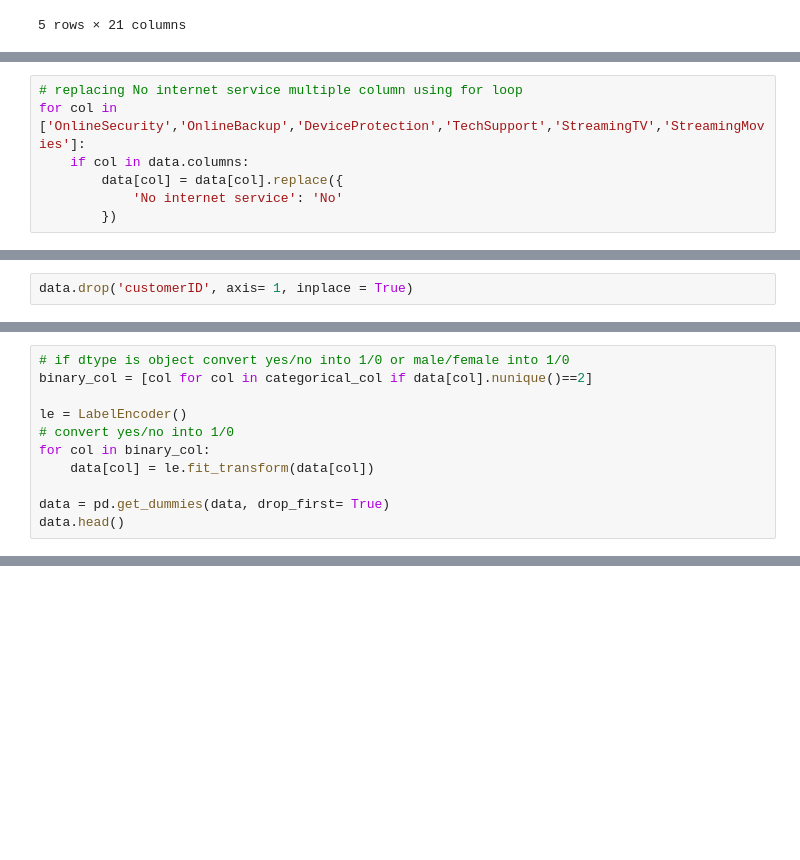
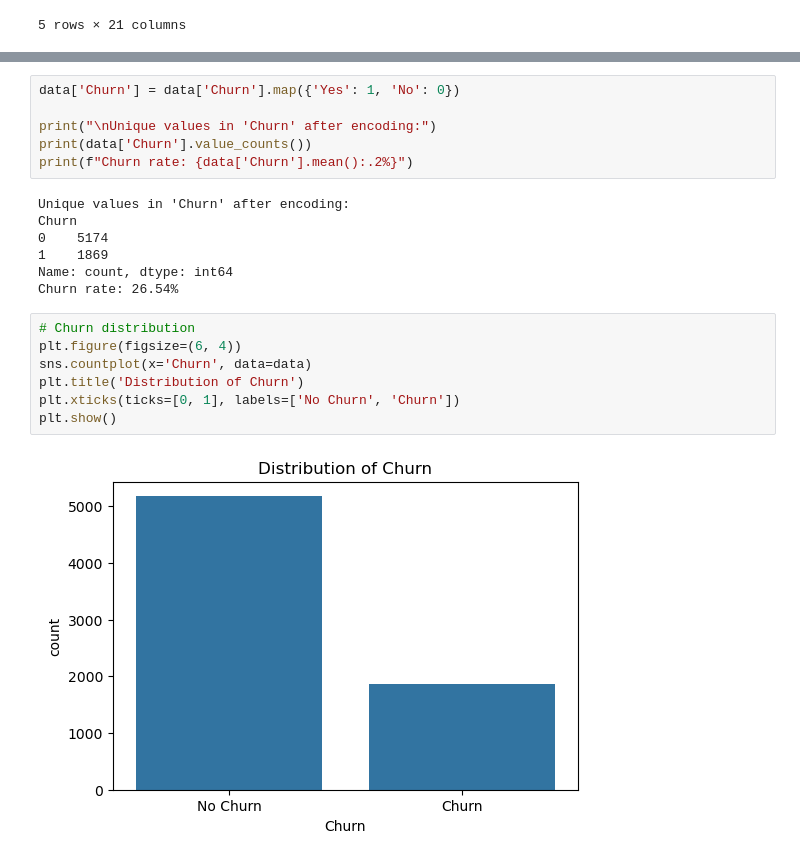
Before and after one commit to rehandbit/Data-Science, a Jupyter notebook: MLE/PracticeWithKaggleDataSet.ipynb, the cells around one changed output, grey strips where cells are left out. Cells and saved outputs as stored; diff of their text form; blank space fills up the shorter version.

```diff
--- a/MLE/PracticeWithKaggleDataSet.ipynb
+++ b/MLE/PracticeWithKaggleDataSet.ipynb
@@ -177,7 +44,0 @@ data.head(20)
-# %%
-# replacing No internet service multiple column using for loop
-for col in ['OnlineSecurity','OnlineBackup','DeviceProtection','TechSupport','StreamingTV','StreamingMovies']:
-    if col in data.columns:
-        data[col] = data[col].replace({
-            'No internet service': 'No'
-        })
@@ -226,2 +44,0 @@ plt.show()
-# %%
-data.drop('customerID', axis= 1, inplace = True)
@@ -255,11 +44,0 @@ from sklearn.preprocessing import LabelEncoder
-# %%
-# if dtype is object convert yes/no into 1/0 or male/female into 1/0
-binary_col = [col for col in categorical_col if data[col].nunique()==2]
-
-le = LabelEncoder()
-# convert yes/no into 1/0
-for col in binary_col:
-    data[col] = le.fit_transform(data[col])
-
-data = pd.get_dummies(data, drop_first= True)
-data.head()
@@ -374,0 +60,22 @@ from sklearn.compose import ColumnTransformer
+# %%
+data['Churn'] = data['Churn'].map({'Yes': 1, 'No': 0})
+
+print("\nUnique values in 'Churn' after encoding:")
+print(data['Churn'].value_counts())
+print(f"Churn rate: {data['Churn'].mean():.2%}")
+# %% [output]
+Unique values in 'Churn' after encoding:
+Churn
+0    5174
+1    1869
+Name: count, dtype: int64
+Churn rate: 26.54%
+# %%
+# Churn distribution
+plt.figure(figsize=(6, 4))
+sns.countplot(x='Churn', data=data)
+plt.title('Distribution of Churn')
+plt.xticks(ticks=[0, 1], labels=['No Churn', 'Churn'])
+plt.show()
+# %% [output]
+[figure, added]
```
Also changed, not shown: parts of 109 cells of this notebook.
